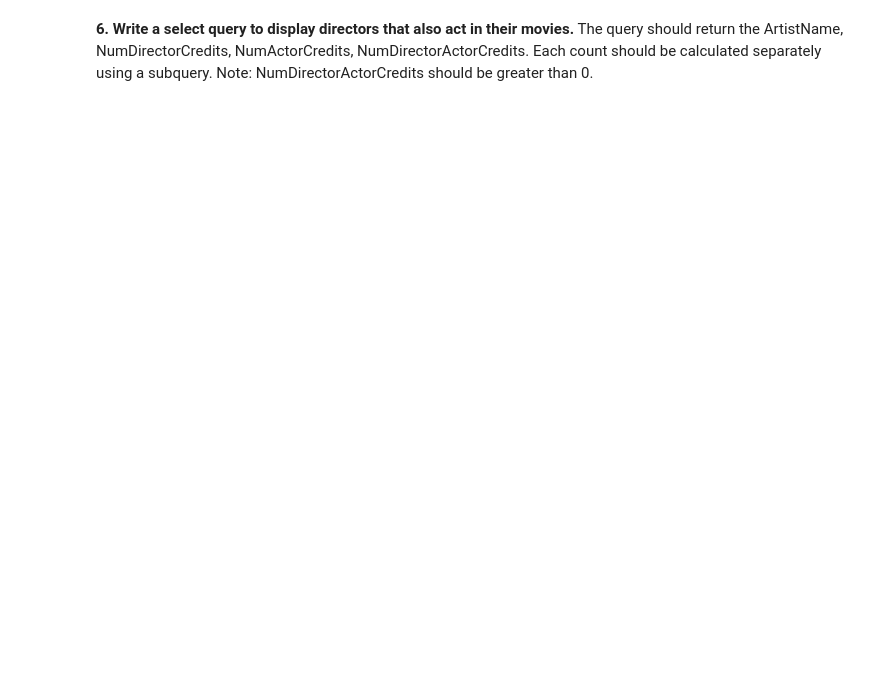
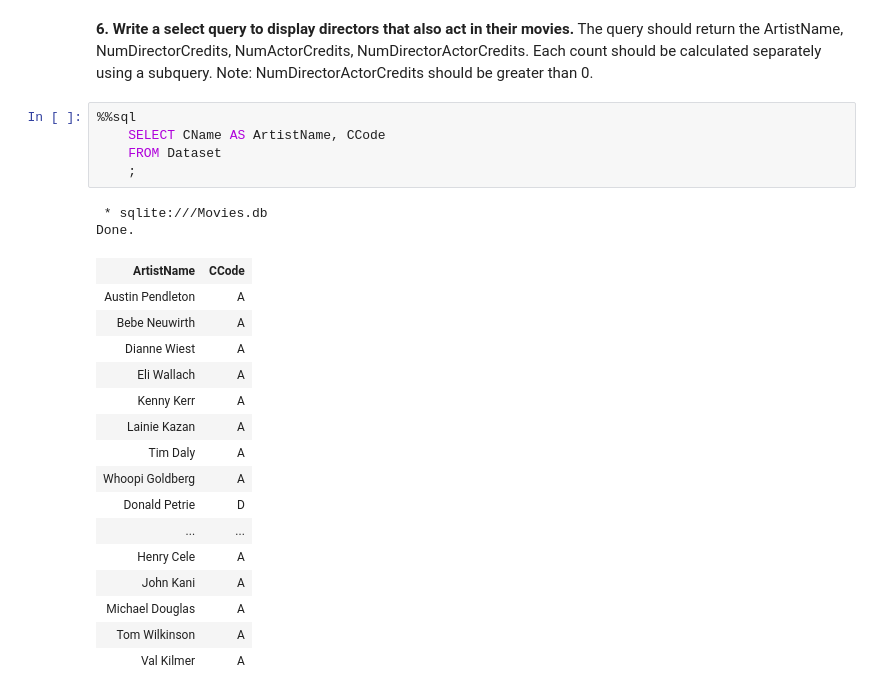
Before and after one commit to fairfield-university-ba-510-spring2019/movies-tonight-megankuscsik, a Jupyter notebook: Part4.ipynb, the cells around one changed output. Drawn from its saved outputs; the diff is of its cells as text; blank space fills up the shorter version.

```diff
--- a/Part4.ipynb
+++ b/Part4.ipynb
@@ -35,2 +122,26 @@ Connection info needed in SQLAlchemy format, example:
 # %% [markdown]
 **6. Write a select query to display directors that also act in their movies.** The query should return the ArtistName, NumDirectorCredits, NumActorCredits, NumDirectorActorCredits. Each count should be calculated separately using a subquery. Note: NumDirectorActorCredits should be greater than 0.
+# %%
+%%sql
+    SELECT CName AS ArtistName, CCode
+    FROM Dataset
+    ;
+# %% [output]
+ * sqlite:///Movies.db
+Done.
+| ArtistName | CCode |
+| Austin Pendleton | A |
+| Bebe Neuwirth | A |
+| Dianne Wiest | A |
+| Eli Wallach | A |
+| Kenny Kerr | A |
+| Lainie Kazan | A |
+| Tim Daly | A |
+| Whoopi Goldberg | A |
+| Donald Petrie | D |
+| ... | ... |
+| Henry Cele | A |
+| John Kani | A |
+| Michael Douglas | A |
+| Tom Wilkinson | A |
+| Val Kilmer | A |
```
Also changed, not shown: parts of 6 cells of this notebook.
